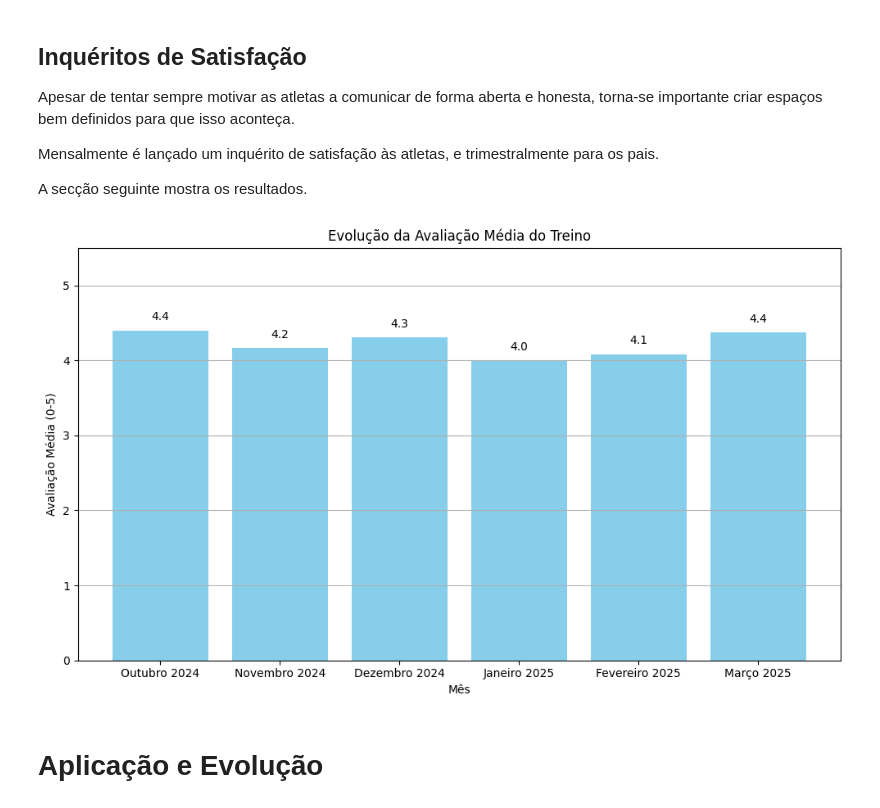
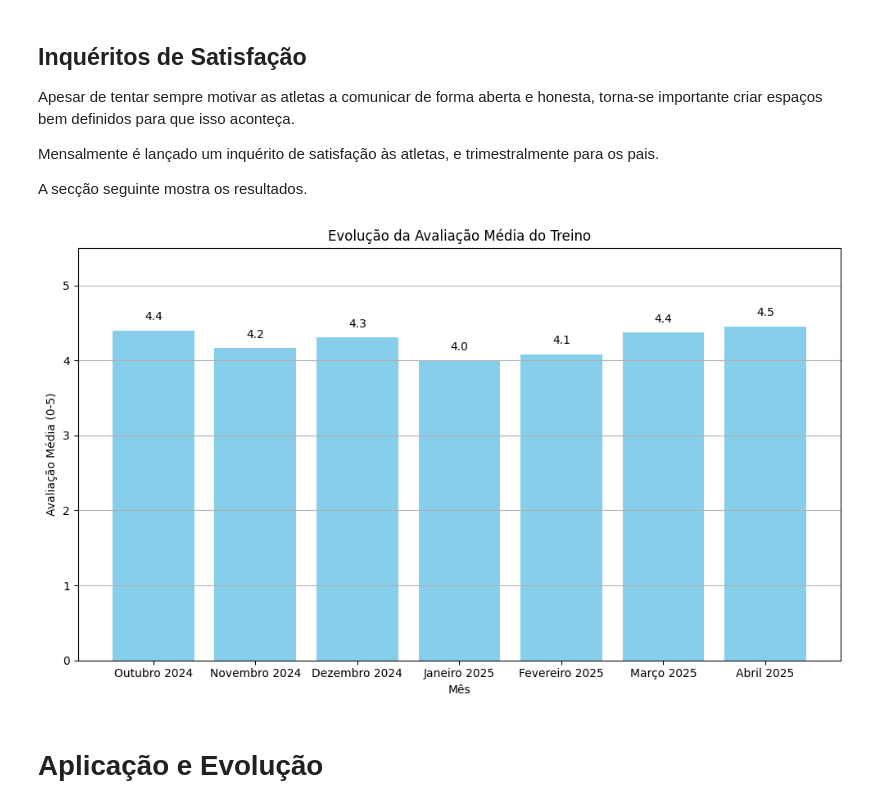
Before and after one commit to pmalves/coach-report-lv1, a Jupyter notebook: Dossier_de_Estágio_Pedro_Alves.ipynb, the cells around one changed output. Drawn from its saved outputs; the diff is of its cells as text; code cells hidden in the pictures.

```diff
--- a/Dossier_de_Estágio_Pedro_Alves.ipynb
+++ b/Dossier_de_Estágio_Pedro_Alves.ipynb
@@ -606,7 +608,8 @@ sheets_info = [
     {'month': 'Dezembro 2024', 'sheet_id': '1cS7Qe_38uxLVz3DDDOLmiRlHoEeEyf5Pq_0nHVsl5Ag'},
     {'month': 'Janeiro 2025', 'sheet_id': '10EtUMrocukt-ebNWtC1APtByCK93uk9E51zRTb9jXzM'},
     {'month': 'Fevereiro 2025', 'sheet_id': '1i3NJ92TrnZCzEm0Wb20rt07FnSZBxlGGk2LyhfCLrJk'},
-    {'month': 'Março 2025', 'sheet_id': '1lCSS_wXcss_jBrnMRbgb5AhUsNMPxTYFqEls1DyYxyc'}
+    {'month': 'Março 2025', 'sheet_id': '1lCSS_wXcss_jBrnMRbgb5AhUsNMPxTYFqEls1DyYxyc'},
+    {'month': 'Abril 2025', 'sheet_id': '1Qs_quoIlMyasETrJSzefkbs1G61CelYrzV8BrS5reOE'}
 ]
 
 # Initialize a list to store the average rating per month
@@ -618,34 +621,34 @@ for info in sheets_info:
     sheet_id = info['sheet_id']
 
     # Open the Google Sheet and load data
     worksheet = gc.open_by_key(sheet_id).sheet1
     data = worksheet.get_all_records()
     df = pd.DataFrame(data)
 
     # Calculate the average rating for the month
     avg_rating = df.iloc[:, 1].mean()
     monthly_avg_ratings.append({'Month': month, 'Average Rating': avg_rating})
 
 # Step 4: Convert the list to a DataFrame
 ratings_df = pd.DataFrame(monthly_avg_ratings)
 
 # Step 5: Plot the bar chart
 plt.figure(figsize=(10, 6))
 bars = plt.bar(ratings_df['Month'], ratings_df['Average Rating'], color='skyblue')
 
 # Step 6: Add labels on top of the bars (in Portuguese)
 for bar in bars:
     yval = bar.get_height()
     plt.text(bar.get_x() + bar.get_width()/2, yval + 0.1, f'{round(yval, 1)}', ha='center', va='bottom')
 
 plt.title('Evolução da Avaliação Média do Treino')  # Title in Portuguese
 plt.xlabel('Mês')  # X-axis label in Portuguese
 plt.ylabel('Avaliação Média (0-5)')  # Y-axis label in Portuguese
 plt.ylim(0, 5.5)
 plt.grid(axis='y')
 plt.tight_layout()
 # %% [output]
-[figure, old version]
+[figure, new version]
 # %% [markdown]
 # Aplicação e Evolução
 # %% [markdown]
```
Also changed, not shown: parts of 15 cells of this notebook.
